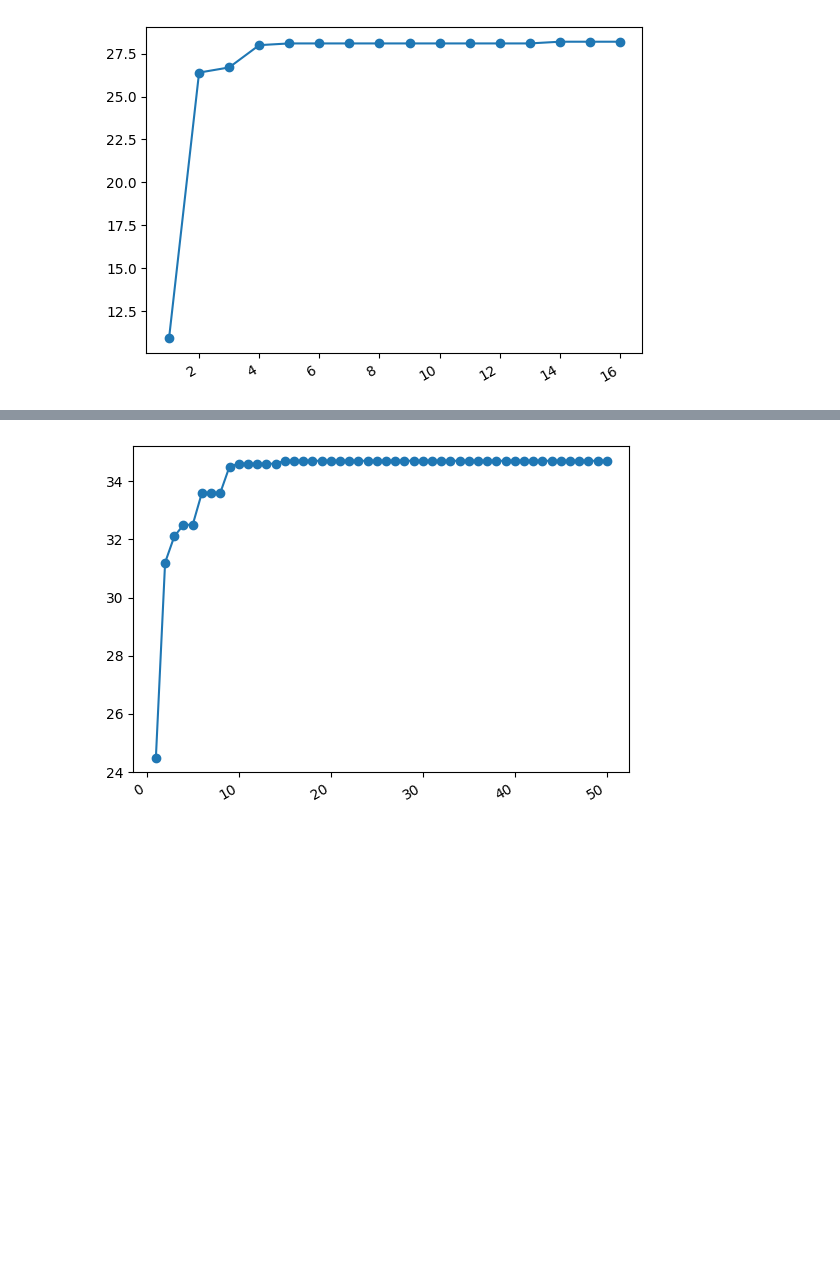
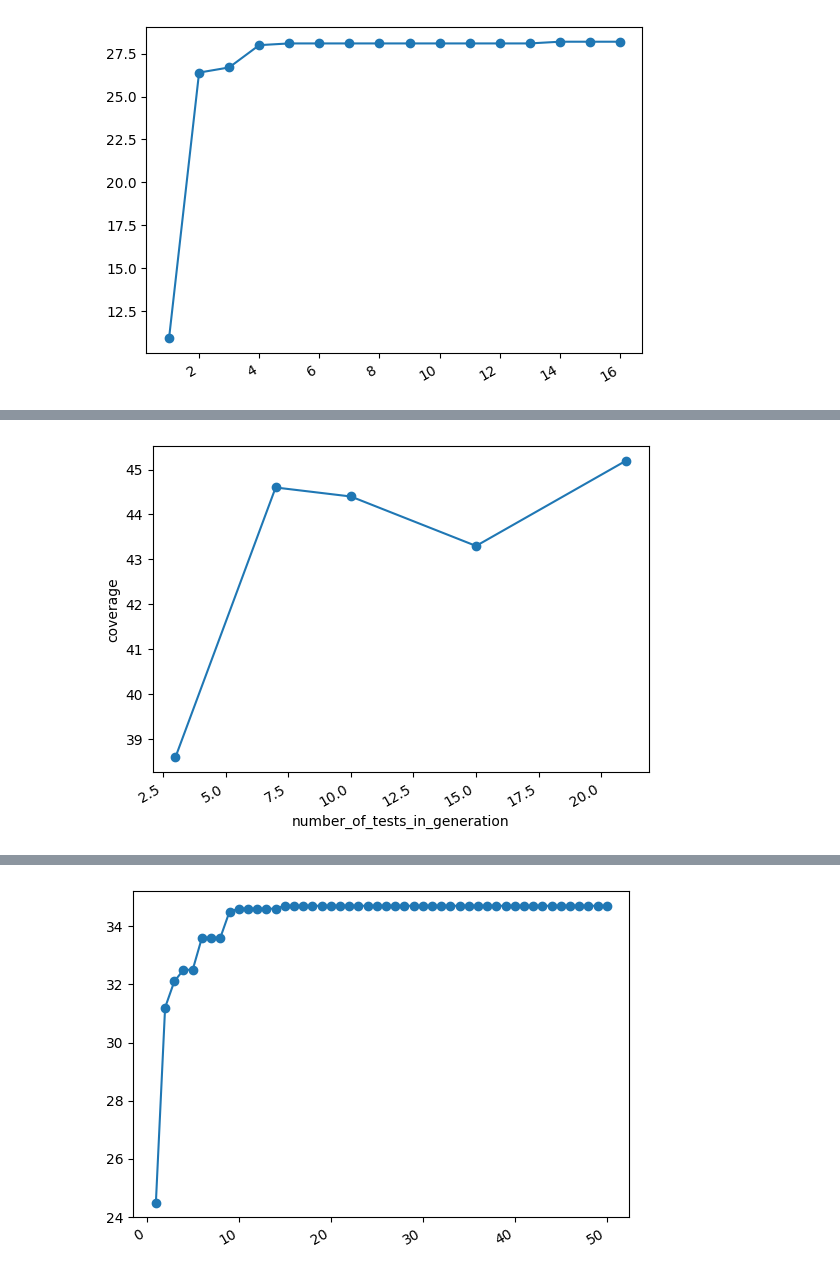
Before and after one commit to iStrannik/FuzzGoTemplate, a Jupyter notebook: for_text/draw_history.ipynb, the cells around one changed output, grey strips where cells are left out. Saved outputs shown, nothing was run; the diff lists cells and outputs as text; code cells hidden in the pictures; blank space fills up the shorter version.

```diff
--- a/for_text/draw_history.ipynb
+++ b/for_text/draw_history.ipynb
@@ -14,0 +30,13 @@ plt.show()
+# %%
+df = pd.read_csv('generation.csv', delimiter=' ')
+x = df['generation']
+y = df['coverage']
+
+plt.plot(x,y, marker='o')
+plt.xlabel('number_of_tests_in_generation')
+plt.ylabel('coverage')
+plt.gcf().autofmt_xdate()
+
+plt.show()
+# %% [output]
+[figure, added]
```
Also changed, not shown: parts of 3 cells of this notebook, 34 other files.
